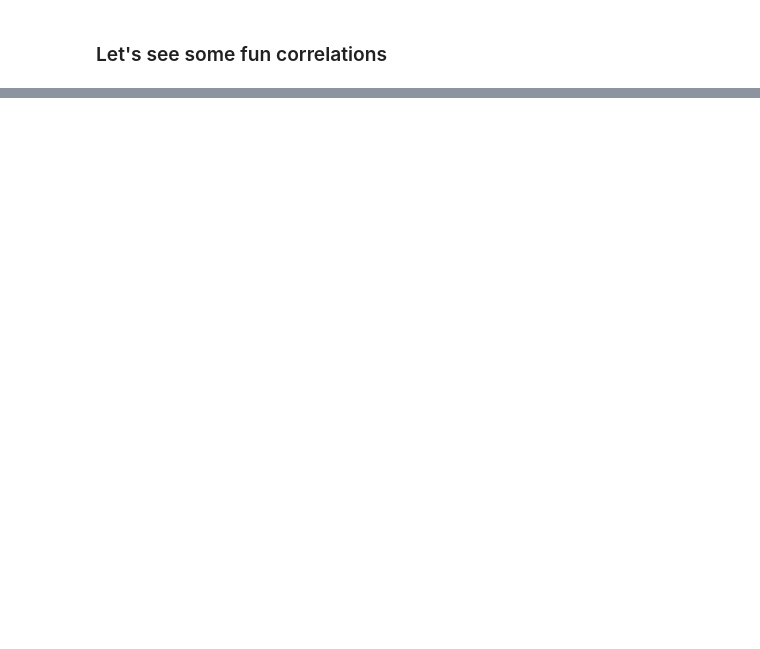
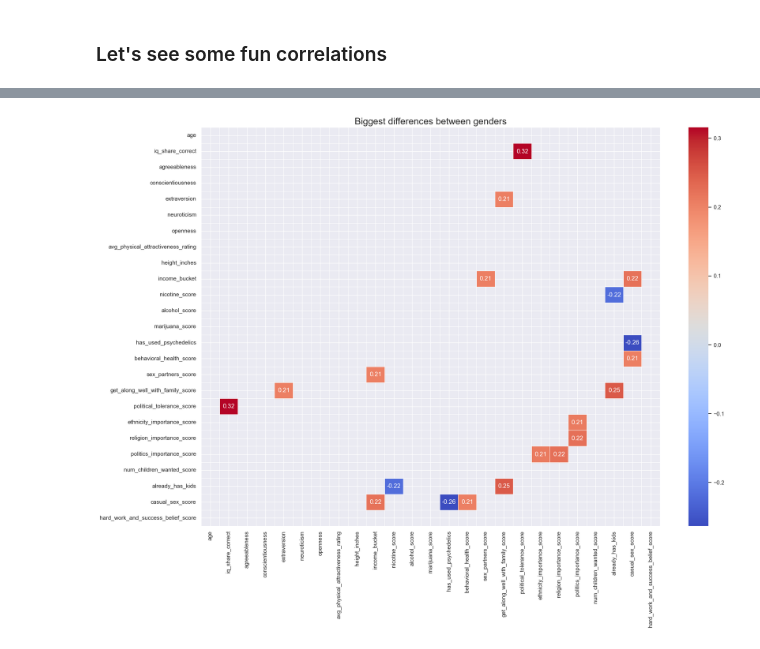
Before and after one commit to carleondel/mixmosa-anonymized-data, a Jupyter notebook: data analysis/Exploratory.ipynb, the cells around one changed output, grey strips where cells are left out. Cells and saved outputs as stored; diff of their text form; code cells hidden in the pictures; blank space fills up the shorter version.

```diff
--- a/data analysis/Exploratory.ipynb
+++ b/data analysis/Exploratory.ipynb
@@ -505,0 +567,11 @@ Check if preferences regarding the number of children correlate with the success
+# %%
+# Filter so we only see the differences in correlations > 0.2
+filtered_values = corr_diff[(corr_diff < -0.2) | (corr_diff >0.2)]
+# %%
+# Visualize the differences
+plt.figure(figsize=(20, 14))
+sns.heatmap(filtered_values, annot=True, fmt=".2f", linewidths=.5, cmap='coolwarm')
+plt.title('Biggest differences between genders', fontsize=18)
+plt.show()
+# %% [output]
+[figure, added]
```
Also changed, not shown: parts of 45 cells of this notebook.
